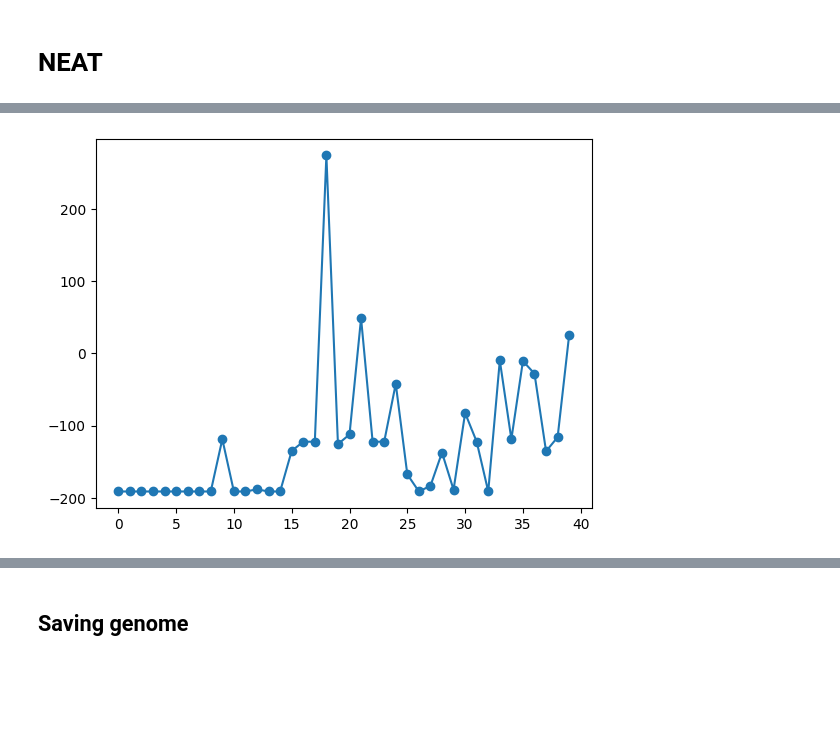
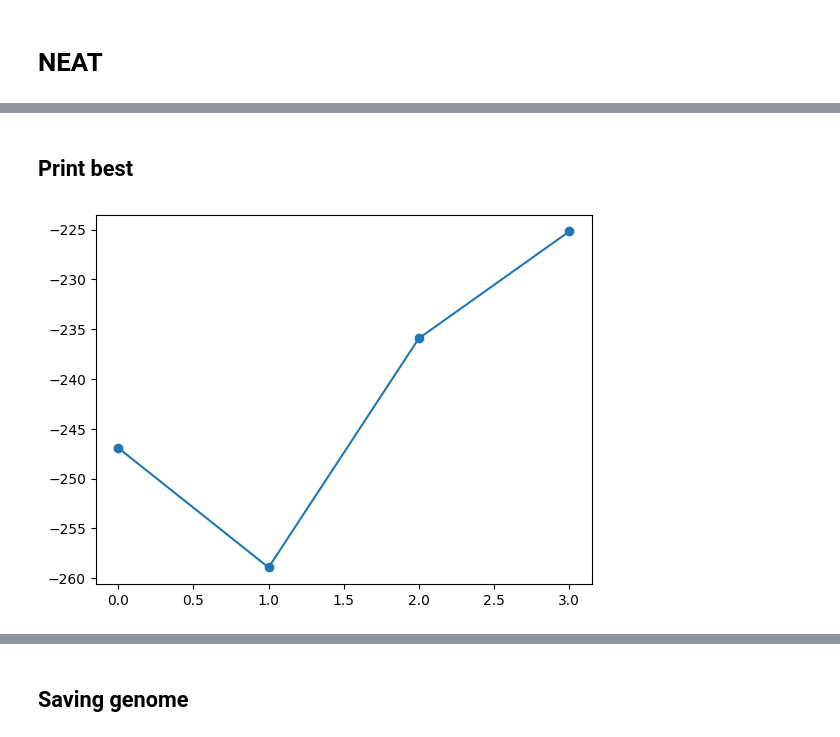
Before and after one commit to GeckSpy/EP-trajectory-optimisation, a Jupyter notebook: NEAT/env_06.ipynb, the cells around one changed output, grey strips where cells are left out. Cells and saved outputs as stored; diff of their text form; code cells hidden in the pictures; blank space fills up the shorter version.

```diff
--- a/NEAT/env_06.ipynb
+++ b/NEAT/env_06.ipynb
@@ -743,4 +743,7 @@ env.reset(TRACKS[0])
 env.render(show_dist_to_wall=True, show_track_lines=True)
 print(env.nb_state)
 print("nb tracks:", len(TRACKS))
+
+nb_track_for_training = int(len(TRACKS)*0.8)
+print("nb tracks for training:", nb_track_for_training)
 # %% [output]
@@ -750,3 +756,14 @@ nb tracks: 10
+# %%
+# variables
+time_bound = 60
+dic_info = {}
+dic_info["training_time"] = time_bound
+dic_info["track_number"] = nb_track_for_training
+dic_info["global_volatility"] = []
+dic_info["model_size"] = 0 #measure_model_size(env)
+dic_info["reward_time"] = []
+dic_info["DQN_model_param"] = "Neat_env06_" + str(time_bound) + "sec.txt"
+dic_info["DQN_model_param_is_saved"] = False
 # %%
 import neat
 
@@ -857,10 +884,12 @@ KeyboardInterrupt:
+# %% [markdown]
+## Print best
 # %%
-liste_x = [i for i in range(NB_GEN)]
+liste_x = [i for i in range(generation_act+1)]
 liste_y = [x[1] for x in best_genome_per_gen]
 plt.plot(liste_x, liste_y, '-o')
 plt.show()
 # %% [output]
-[figure, old version]
+[figure, new version]
 # %%
 id_winner = 0
 for i in range(len(best_genome_per_gen)):
```
Also changed, not shown: parts of 14 cells of this notebook, 3 other files.
